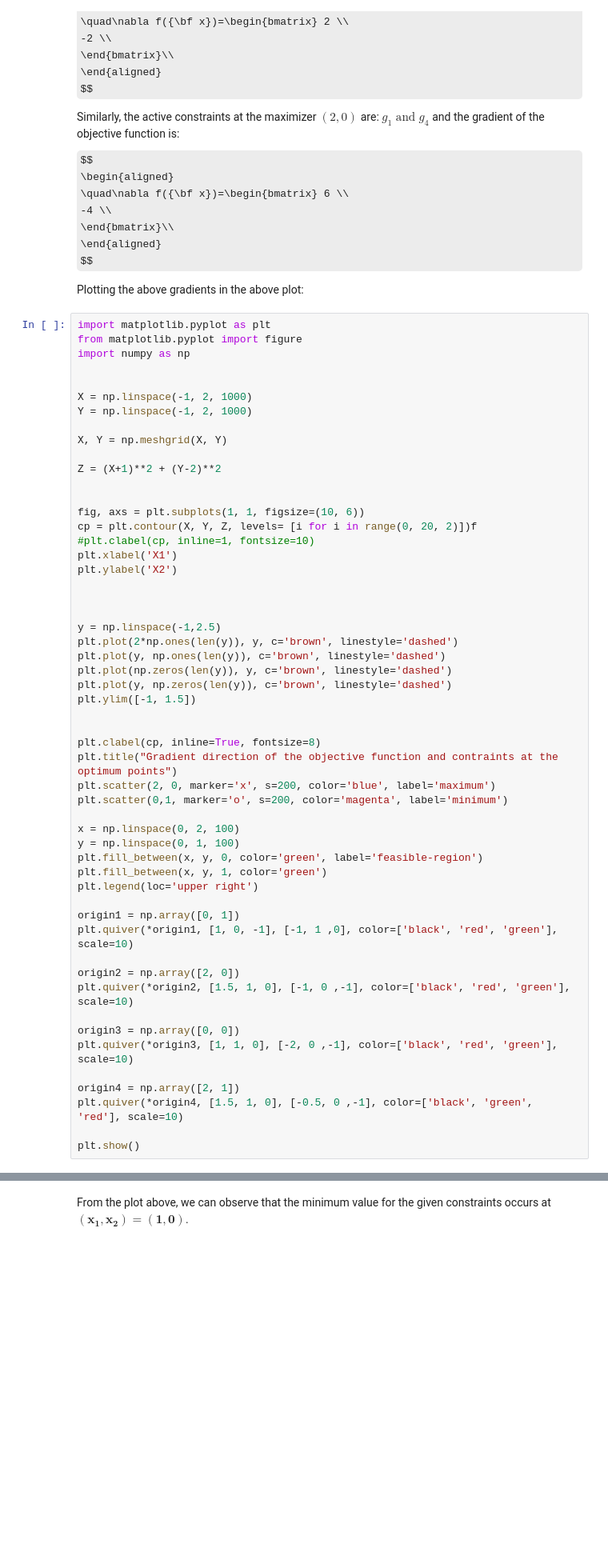
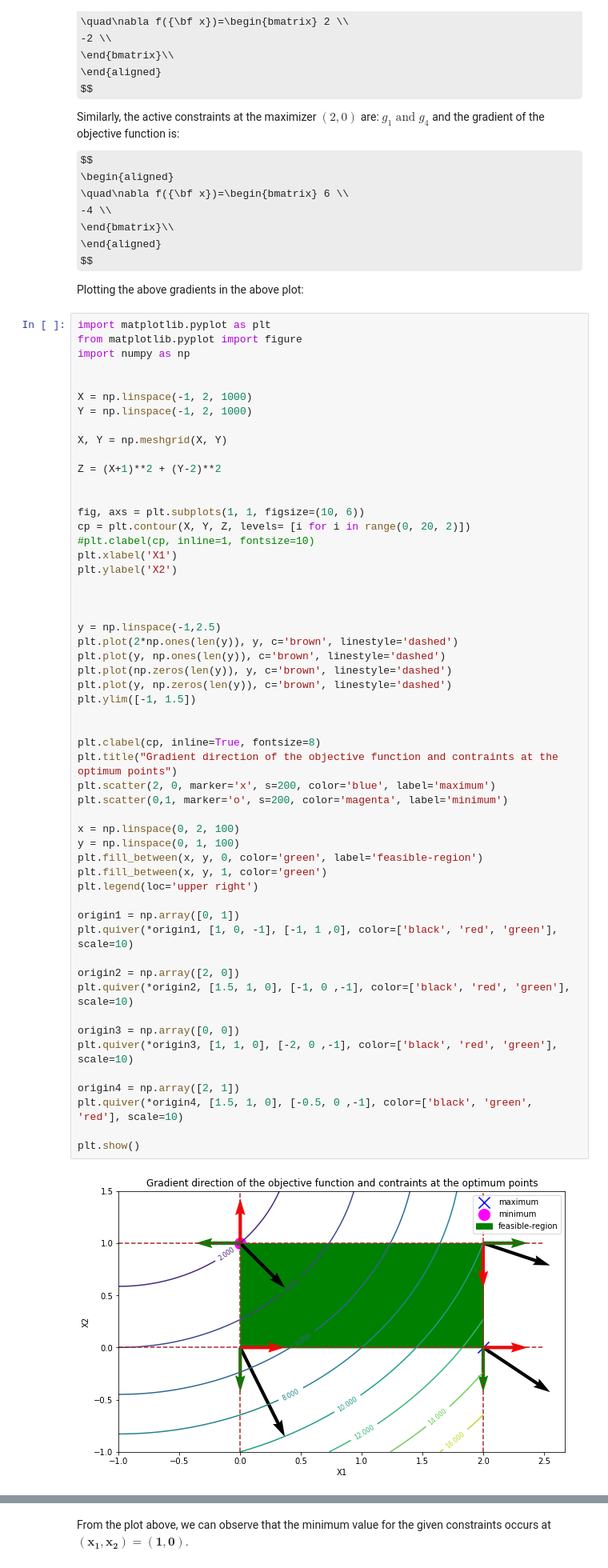
Before and after one commit to ghimiremukesh/Design_Optimization, a Jupyter notebook: Homework/Homework 4.ipynb, the cells around one changed output, grey strips where cells are left out. Shown: that part at 80% size. Drawn from its saved outputs; the diff is of its cells as text; some formulas as TeX source; blank space fills up the shorter version.

```diff
--- a/Homework/Homework 4.ipynb
+++ b/Homework/Homework 4.ipynb
@@ -134,7 +136,7 @@ Z = (X+1)**2 + (Y-2)**2
 
 
 fig, axs = plt.subplots(1, 1, figsize=(10, 6))
-cp = plt.contour(X, Y, Z, levels= [i for i in range(0, 20, 2)])f
+cp = plt.contour(X, Y, Z, levels= [i for i in range(0, 20, 2)])
 #plt.clabel(cp, inline=1, fontsize=10)
 plt.xlabel('X1')
 plt.ylabel('X2')
@@ -146,33 +148,35 @@ plt.plot(2*np.ones(len(y)), y, c='brown', linestyle='dashed')
 plt.plot(y, np.ones(len(y)), c='brown', linestyle='dashed')
 plt.plot(np.zeros(len(y)), y, c='brown', linestyle='dashed')
 plt.plot(y, np.zeros(len(y)), c='brown', linestyle='dashed')
 plt.ylim([-1, 1.5])
 
 
 plt.clabel(cp, inline=True, fontsize=8)
 plt.title("Gradient direction of the objective function and contraints at the optimum points")
 plt.scatter(2, 0, marker='x', s=200, color='blue', label='maximum')
 plt.scatter(0,1, marker='o', s=200, color='magenta', label='minimum')
 
 x = np.linspace(0, 2, 100)
 y = np.linspace(0, 1, 100)
 plt.fill_between(x, y, 0, color='green', label='feasible-region')
 plt.fill_between(x, y, 1, color='green')
 plt.legend(loc='upper right')
 
 origin1 = np.array([0, 1])
 plt.quiver(*origin1, [1, 0, -1], [-1, 1 ,0], color=['black', 'red', 'green'], scale=10)
 
 origin2 = np.array([2, 0])
 plt.quiver(*origin2, [1.5, 1, 0], [-1, 0 ,-1], color=['black', 'red', 'green'], scale=10)
 
 origin3 = np.array([0, 0])
 plt.quiver(*origin3, [1, 1, 0], [-2, 0 ,-1], color=['black', 'red', 'green'], scale=10)
 
 origin4 = np.array([2, 1])
 plt.quiver(*origin4, [1.5, 1, 0], [-0.5, 0 ,-1], color=['black', 'green', 'red'], scale=10)
 
 plt.show()
+# %% [output]
+[figure, added]
 # %% [markdown]
 ---------------------------------------------------------
 
```
Also changed, not shown: parts of 5 cells of this notebook.
